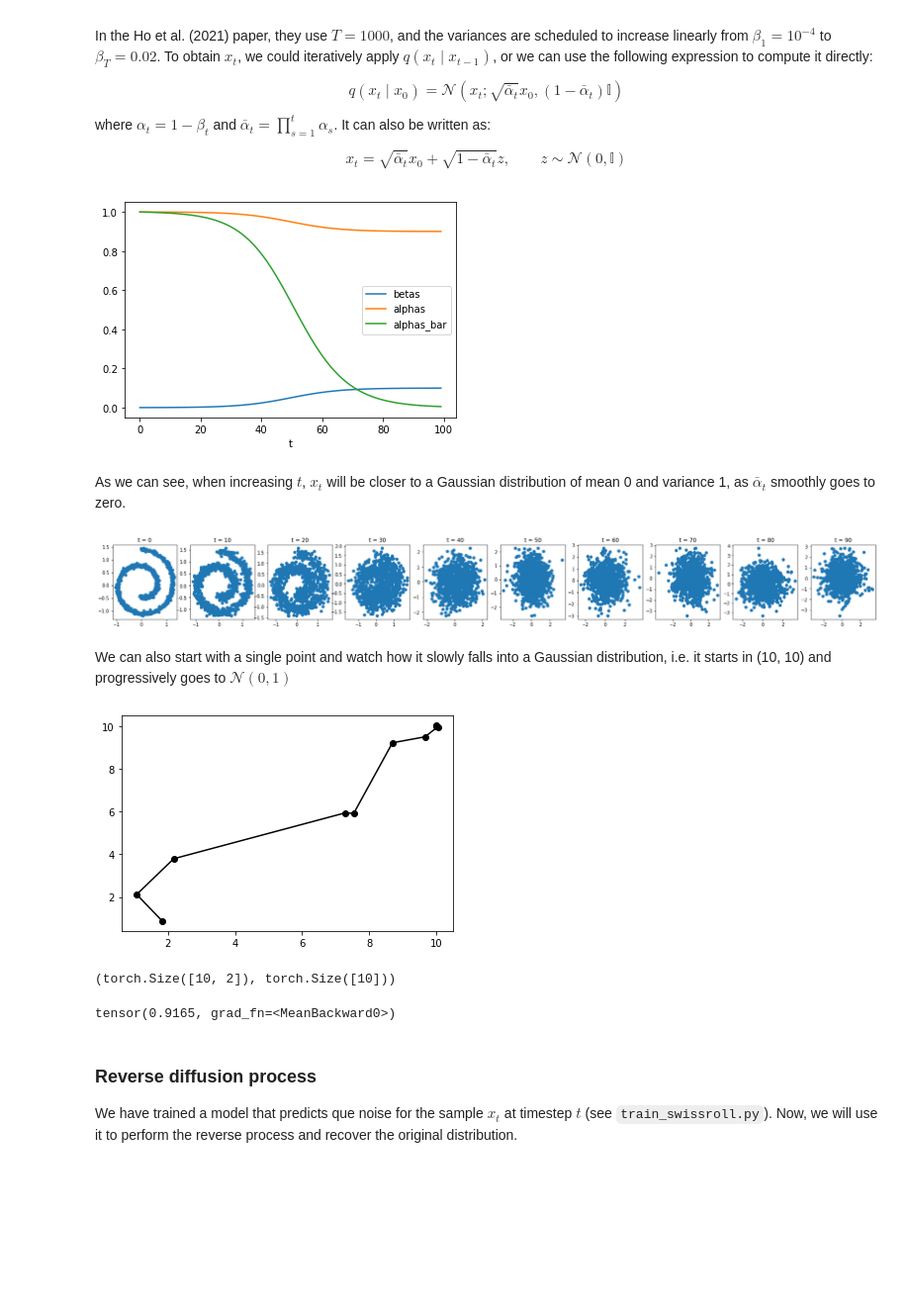
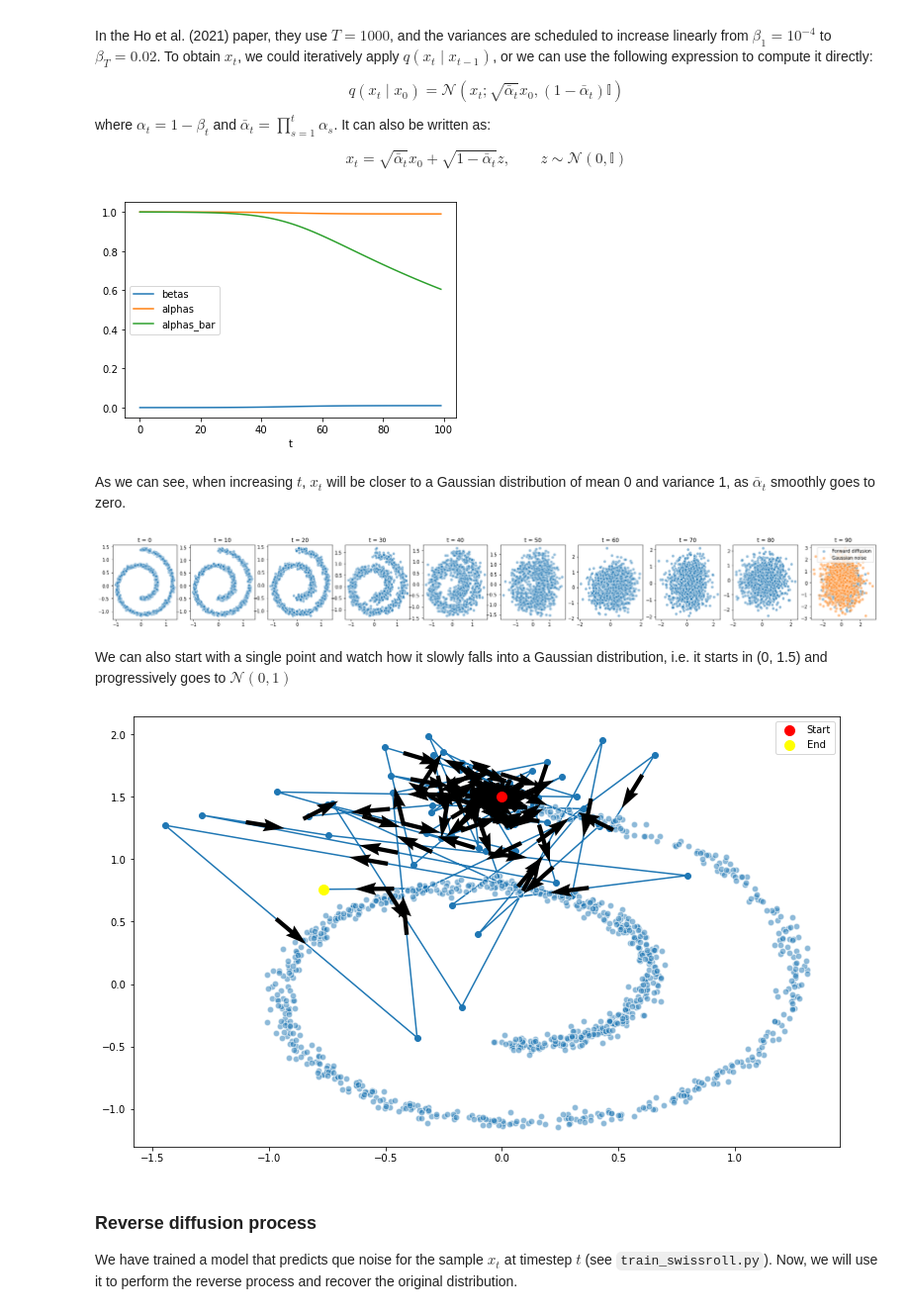
Before and after one commit to jgcarrasco/diffusion, a Jupyter notebook: explore.ipynb, the cells around one changed output. Shown at 99% size. Cells and saved outputs as stored; diff of their text form; code cells hidden in the pictures; blank space fills up the shorter version.

```diff
--- a/explore.ipynb
+++ b/explore.ipynb
@@ -58,7 +58,7 @@ $$x_t = \sqrt{\bar{\alpha} _t} x_0 + \sqrt{1 - \bar{\alpha} _t}z, \qquad z \sim
 timesteps = 100
 #model = SwissRollModel(timesteps=timesteps)
 model = ConditionalModel(n_steps=timesteps)
-diffusion = Diffusion(model, timesteps=100, beta_1=1e-4, beta_T=1e-1)
+diffusion = Diffusion(model, timesteps=100, beta_1=1e-5, beta_T=1e-2)
 betas, alphas, alphas_bar = diffusion.betas, diffusion.alphas, diffusion.alphas_cumprod
 plt.plot(betas, label='betas')
 plt.plot(alphas, label='alphas')
@@ -67,12 +67,10 @@ plt.xlabel("t")
 plt.legend()
 plt.show()
 # %% [output]
-[figure, old version]
+[figure, new version]
 # %% [markdown]
 As we can see, when increasing $t$, $x_t$ will be closer to a Gaussian distribution of mean 0 and variance 1, as $\bar{ \alpha} _t$ smoothly goes to zero.
 # %%
-rng = default_rng()
-
 X_0 = torch.tensor(make_dataset())
 
 ts = np.linspace(0, diffusion.timesteps, 10, dtype='int64', endpoint=False)
@@ -82,28 +80,27 @@ fig, axes = plt.subplots(ncols=len(ts), figsize=(len(ts)*3, 3))
 for t, ax in zip(ts, axes.flat):
     X_t = diffusion.sample_q(X_0, torch.tensor([t]))
     ax.set_title("t = " + str(t))
-    ax.scatter(X_t[:, 0], X_t[:, 1])
+    ax.scatter(X_t[:, 0], X_t[:, 1], alpha=0.5, color='C0', edgecolor='white',
+               s=40, label="Forward diffusion")
+# Sample pure gaussian noise in order to compare
+gaussian = np.random.normal(size=(1000, 2))
+axes[-1].scatter(gaussian[:, 0], gaussian[:, 1], alpha=0.5, color='C1',
+                 edgecolor='white', s=40, label='Gaussian noise')
+plt.legend()
 plt.show()
 # %% [output]
-[figure, old version]
+[figure, new version]
 # %% [markdown]
-We can also start with a single point and watch how it slowly falls into a Gaussian distribution, i.e. it starts in (10, 10) and progressively goes to $\mathcal{N}(0, 1)$
+We can also start with a single point and watch how it slowly falls into a Gaussian distribution, i.e. it starts in (0, 1.5) and progressively goes to $\mathcal{N}(0, 1)$
 # %%
-ts = torch.arange(0, 100, 10)
-x_0 = torch.tensor([[10., 10.]]*len(ts))
+ts = torch.arange(0, 100, 1)
+x_0 = torch.tensor([[0., 1.5]]*len(ts))
 x_t = diffusion.sample_q(x_0, ts)
-plt.plot(x_t[:, 0], x_t[:, 1], 'ko-')
+ax = plot_trajectory(x_t[:, 0], x_t[:, 1])
+ax.scatter(points[:, 0], points[:, 1], alpha=0.5, color='C0', edgecolor='white', s=40)
 plt.show()
 # %% [output]
-[figure, old version]
+[figure, new version]
-# %%
-x_0.shape, ts.shape
-# %% [output]
-(torch.Size([10, 2]), torch.Size([10]))
-# %%
-diffusion.compute_loss(x_0, ts)
-# %% [output]
-tensor(0.9165, grad_fn=<MeanBackward0>)
 # %% [markdown]
 ### Reverse diffusion process
 
```
Also changed, not shown: parts of 4 cells of this notebook, 5 other files.
